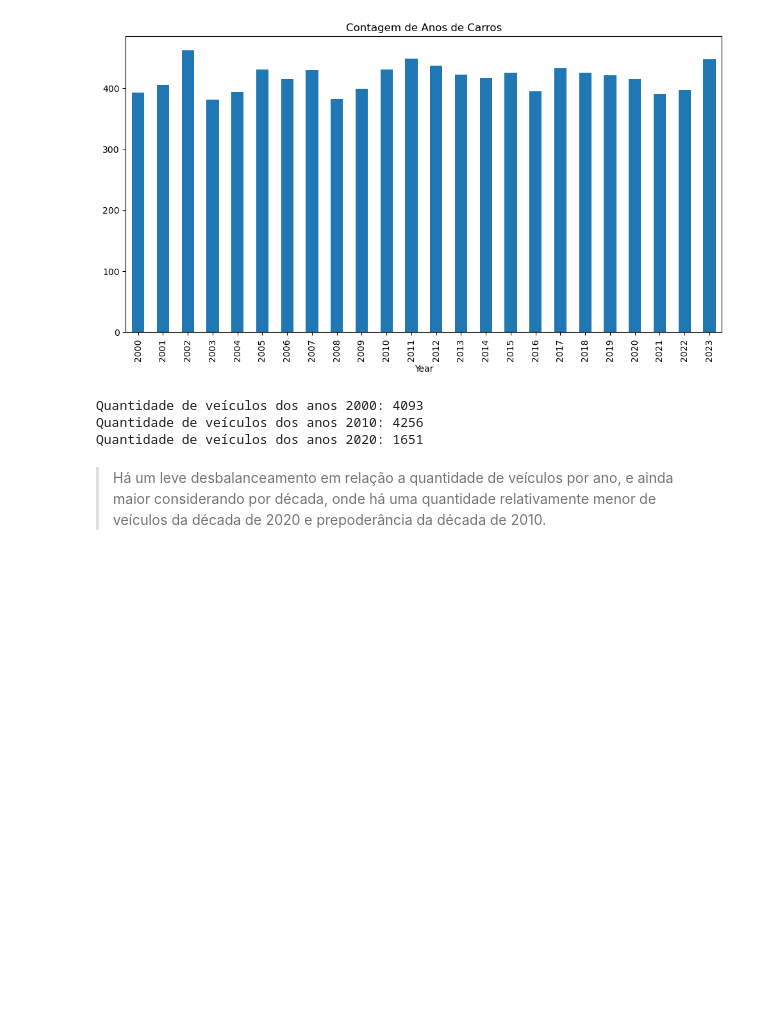
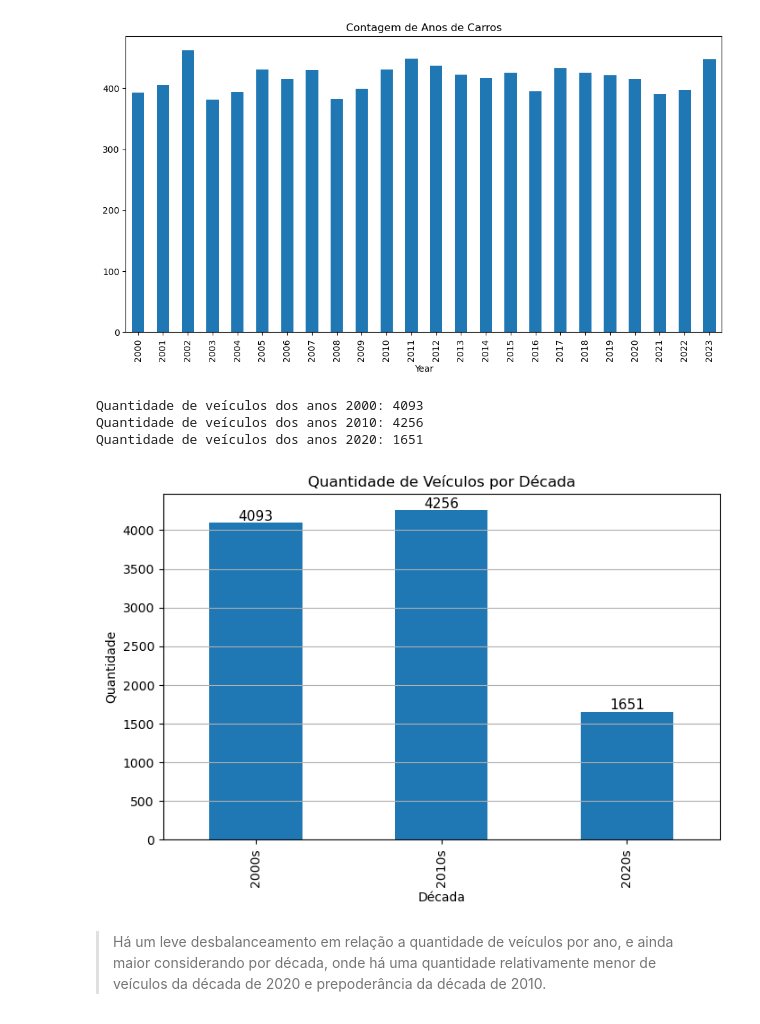
Before and after one commit to gabrielgvss/Regressao-Precos-Carros, a Jupyter notebook: notebooks/EDA.ipynb, the cells around one changed output. Cells and saved outputs as stored; diff of their text form; code cells hidden in the pictures; blank space fills up the shorter version.

```diff
--- a/notebooks/EDA.ipynb
+++ b/notebooks/EDA.ipynb
@@ -235,6 +237,32 @@ print(f'Quantidade de veículos dos anos 2020: {len(df_2020s)}')
 Quantidade de veículos dos anos 2000: 4093
 Quantidade de veículos dos anos 2010: 4256
 Quantidade de veículos dos anos 2020: 1651
+# %%
+# Gráfico de barras para décadas
+# Criando uma Series com as quantidades por década
+decadas = pd.Series({
+    '2000s': len(df_2000s),
+    '2010s': len(df_2010s),
+    '2020s': len(df_2020s)
+})
+
+# Plotando o gráfico de barras
+plt.figure(figsize=(8, 5))
+ax = decadas.plot(kind='bar')
+plt.title('Quantidade de Veículos por Década')
+plt.xlabel('Década')
+plt.ylabel('Quantidade')
+plt.grid(axis='y')
+
+# Adicionando os valores acima das barras
+for p in ax.patches:
+    ax.annotate(f'{int(p.get_height())}',
+                (p.get_x() + p.get_width() / 2, p.get_height()),
+                ha='center', va='bottom', fontsize=11)
+
+plt.show()
+# %% [output]
+[figure, added]
 # %% [markdown]
 > Há um leve desbalanceamento em relação a quantidade de veículos por ano, e ainda maior considerando por década, onde há uma quantidade relativamente menor de veículos da década de 2020 e prepoderância da década de 2010.
 # %% [markdown]
```
Also changed, not shown: parts of 43 cells of this notebook, 1 other file.
